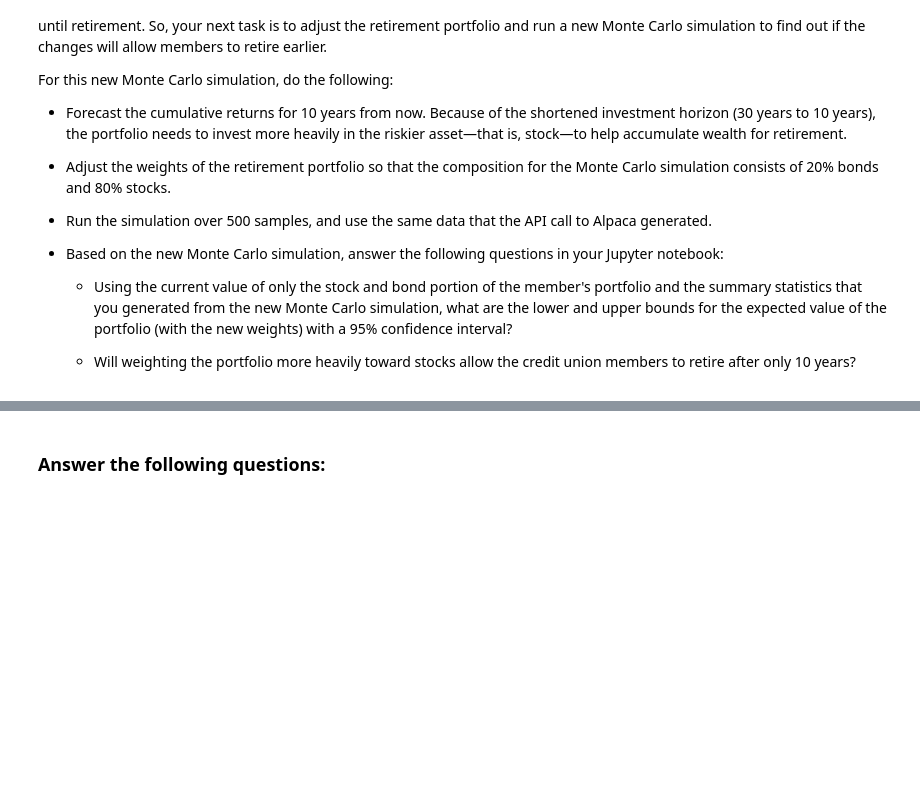
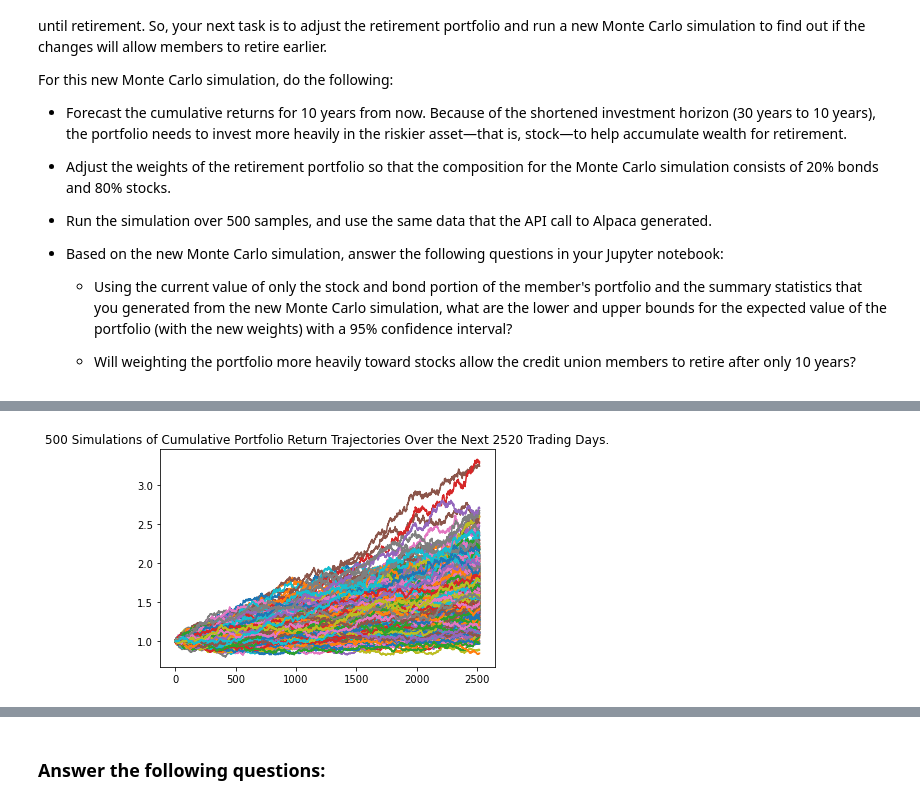
Before and after one commit to nomibold/Module_5_Challenge, a Jupyter notebook: financial_planning_tools.ipynb, the cells around one changed output, grey strips where cells are left out. Cells and saved outputs as stored; diff of their text form; code cells hidden in the pictures; blank space fills up the shorter version.

```diff
--- a/financial_planning_tools.ipynb
+++ b/financial_planning_tools.ipynb
@@ -607,7 +607,12 @@ For this new Monte Carlo simulation, do the following:
 # Configure a Monte Carlo simulation to forecast 10 years cumulative returns
 # The weights should be split 20% to AGG and 80% to SPY.
 # Run 500 samples.
-# YOUR CODE HERE
+MC_ten_years = MCSimulation(
+    portfolio_data = prices_df,
+    weights = [.80,.20],
+    num_simulation = 500,
+    num_trading_days = 252*10
+)
 
 # Review the simulation input data
-# YOUR CODE HERE
+MC_ten_years.portfolio_data.head()
@@ -617,7 +673,9 @@ For this new Monte Carlo simulation, do the following:
 # %%
 # Visualize the 10-year Monte Carlo simulation by creating an
 # overlay line plot
-# YOUR CODE HERE
+MC_10_line_plot = MC_ten_years.plot_simulation()
+# %% [output]
+[figure, added]
 # %%
 # Visualize the probability distribution of the 10-year Monte Carlo simulation
 # by plotting a histogram
```
Also changed, not shown: parts of 8 cells of this notebook.
